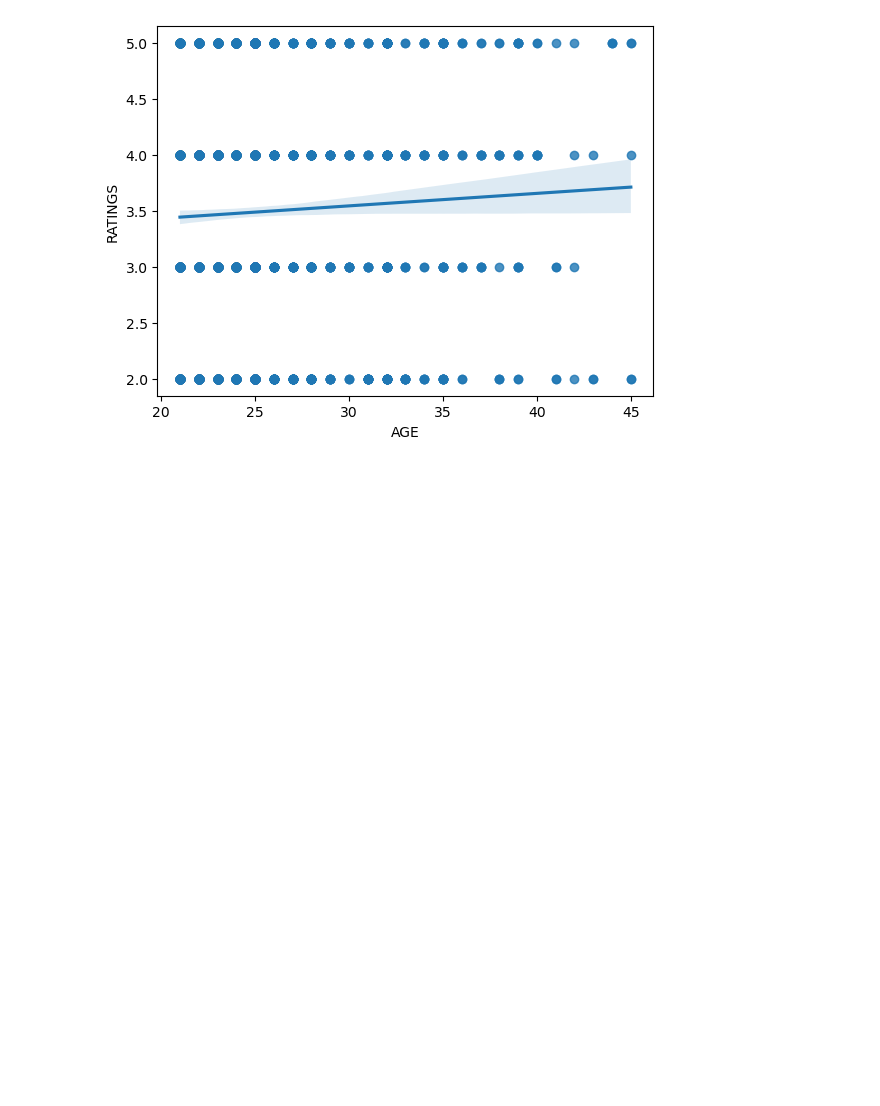
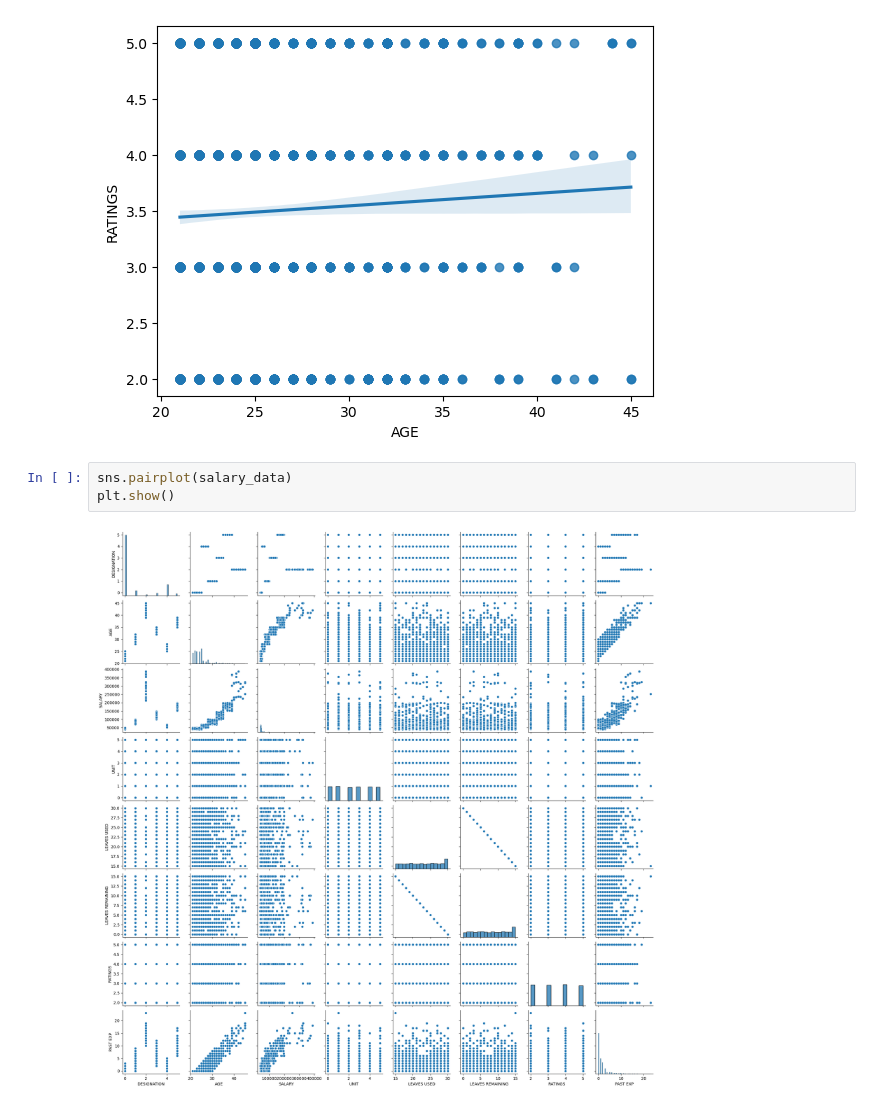
Before and after one commit to TawananyashaChinembiri/-Salary-Predictions-for-Data-Professions, a Jupyter notebook: Data_Salary_relationship.ipynb, the cells around one changed output. Saved outputs shown, nothing was run; the diff lists cells and outputs as text; blank space fills up the shorter version.

Commit message:
Studied the relationship between the attributes of the Data_professions  dataset

```diff
--- a/Data_Salary_relationship.ipynb
+++ b/Data_Salary_relationship.ipynb
@@ -87,5 +87,10 @@ sns.regplot(data=salary_data, x='AGE', y = 'RATINGS')
 plt.show()
 # %% [output]
 [figure]
+# %%
+sns.pairplot(salary_data)
+plt.show()
+# %% [output]
+[figure, added]
 # %%
 # BUILDING A SALARY PREDICTION MODEL USING AGE, SALARY AND PAST EXP
```
Also changed, not shown: parts of 4 cells of this notebook, 1 other file.
